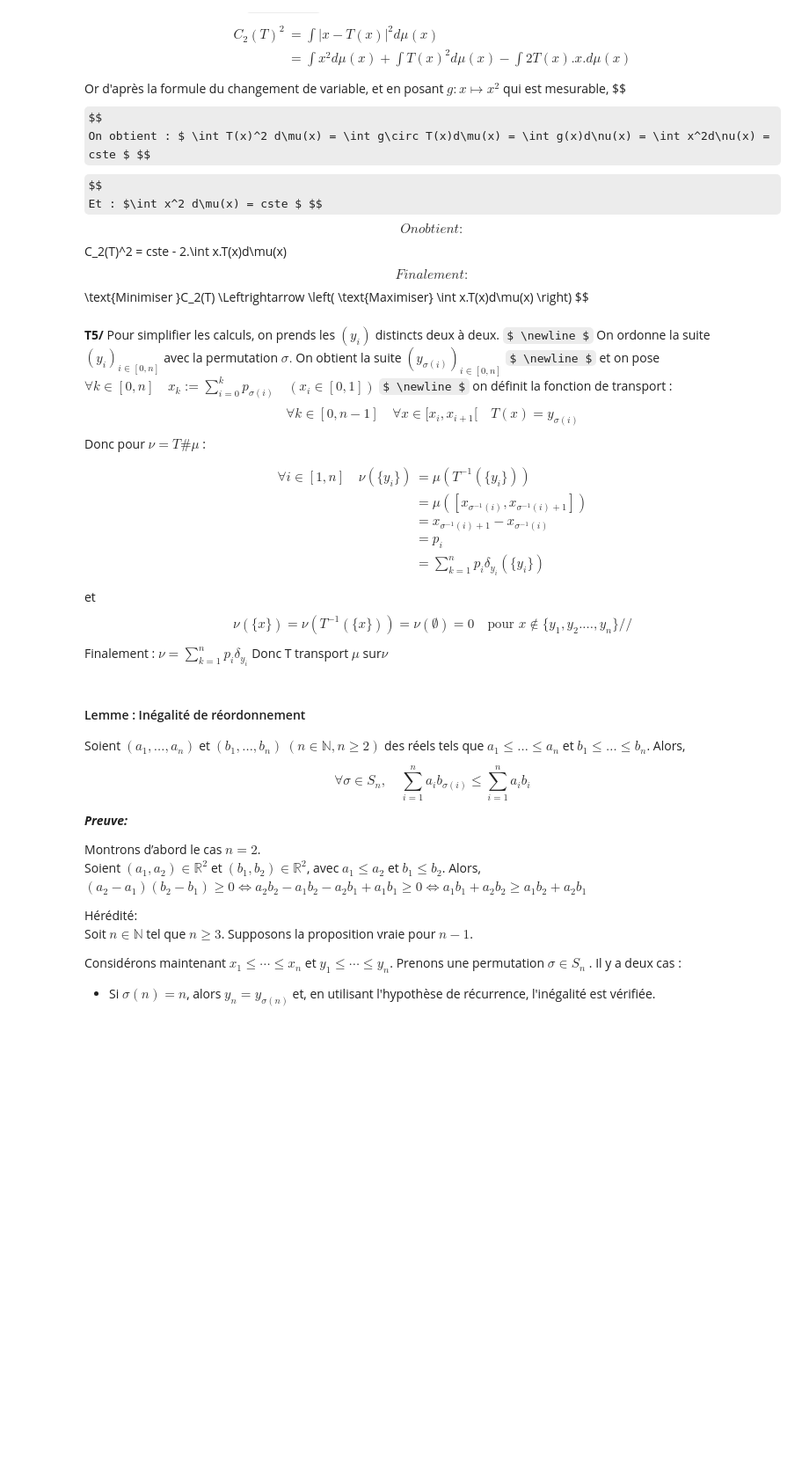
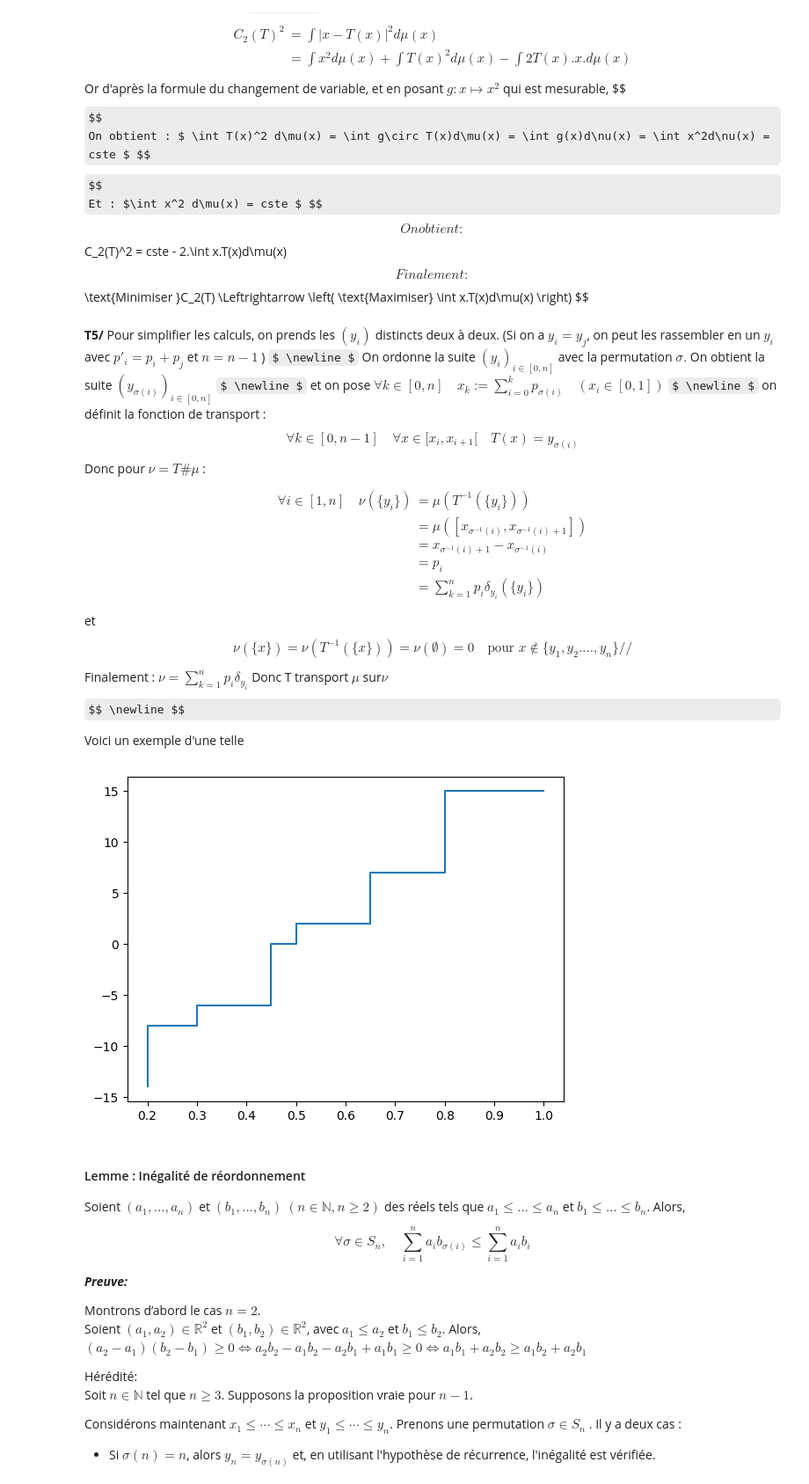
Before and after one commit to AI-ELka/Displacement_convexity_proj, a Jupyter notebook: Main.ipynb, the cells around one changed output. Shown at 88% size. Saved outputs shown, nothing was run; the diff lists cells and outputs as text; code cells hidden in the pictures; some formulas as TeX source; blank space fills up the shorter version.

Commit message:
Added graph for T5 and changed Imports location (before the title)

```diff
--- a/Main.ipynb
+++ b/Main.ipynb
@@ -212,7 +212,7 @@ $$
 \text{Minimiser }C_2(T) \Leftrightarrow \left( \text{Maximiser} \int x.T(x)d\mu(x) \right)
 $$
 # %% [markdown]
-**T5/** Pour simplifier les calculs, on prends les $(y_i)$ distincts deux à deux. $ \newline $
+**T5/** Pour simplifier les calculs, on prends les $(y_i)$ distincts deux à deux. (Si on a $y_i=y_j$, on peut les rassembler en un $y_i$ avec $p'_i = p_i+p_j$ et $n=n-1$ ) $ \newline $
 On ordonne la suite $ ( y_i ) _{i\in [0,n]}$ avec la permutation $ \sigma \text{.} $
 On obtient la suite $ ( y_{\sigma(i)} ) _{i\in [0,n]} $ $ \newline $
 et on pose $\forall k \in [0,n] \quad  x_k:= \sum_{i=0}^{k} p_{\sigma(i)} \quad \left( x_i \in [0,1] \right) $
@@ -242,6 +242,17 @@ $
 \nu = \sum_{k=1}^{n}p_i\delta_{y_i}
 $
 Donc T transport $\mu$ sur$\nu$
+$$ \newline $$
+
+Voici un exemple d'une telle
+# %%
+Ysorted = np.array([-14,-8,-6,0,2,7,15])
+P = np.array([0.2,0.1,0.15,0.05,0.15,0.15,0.2])
+X = np.cumsum(P)
+plt.step(X,Ysorted)
+plt.show()
+# %% [output]
+[figure, added]
 # %% [markdown]
 #### Lemme : Inégalité de réordonnement
 Soient $(a_1, \ldots, a_n)$ et $(b_1, \ldots, b_n)$ $(n \in \mathbb{N}, n \geq 2)$ des réels tels que $a_1 \leq \ldots \leq a_n$ et $b_1 \leq \ldots \leq b_n$. Alors,
```
Also changed, not shown: parts of 2 cells of this notebook.
